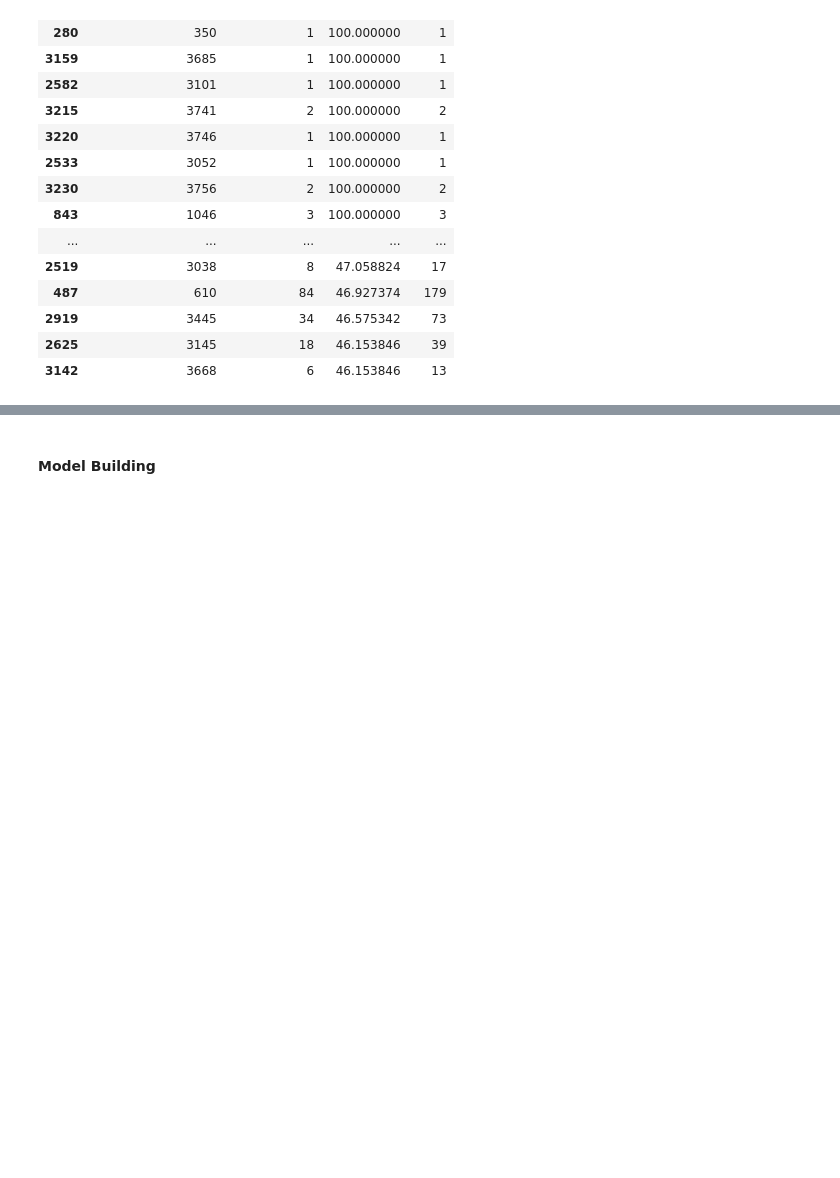
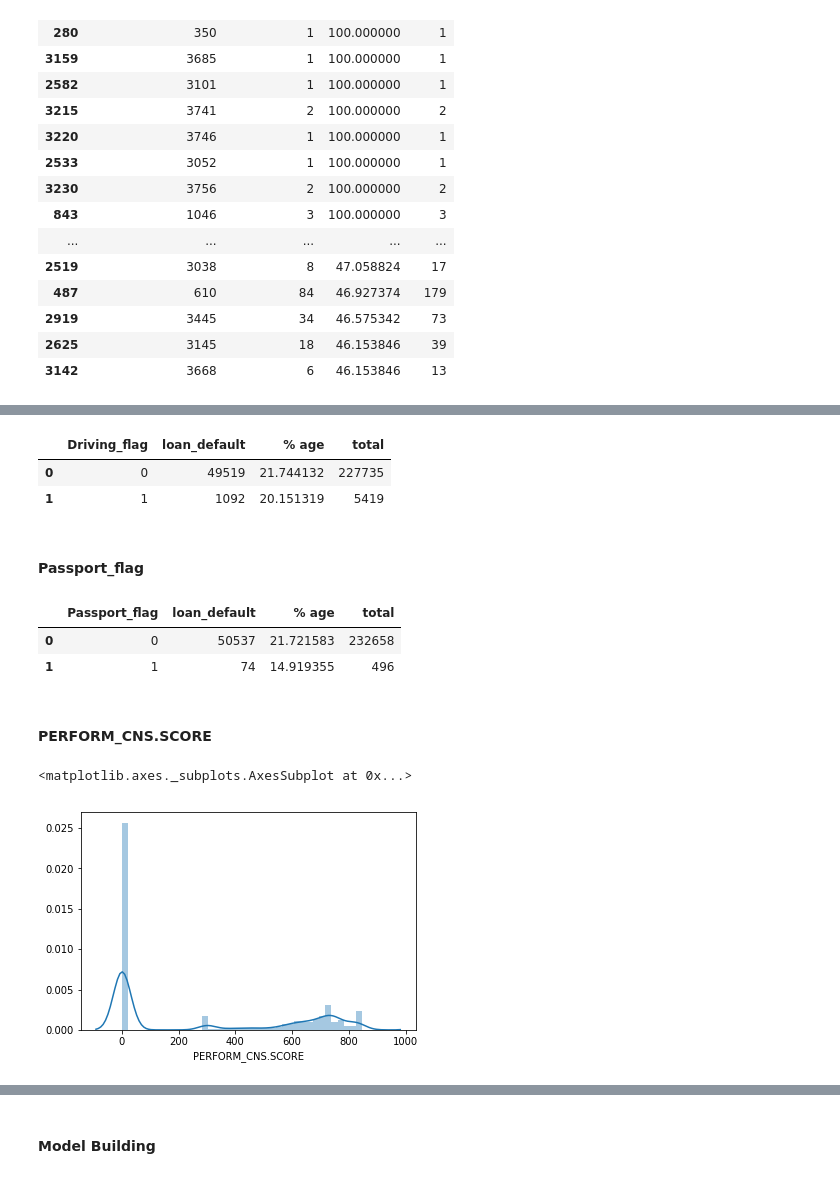
Before and after one commit to patwadeepak/ltfs-finhack, a Jupyter notebook: code.ipynb, the cells around one changed output, grey strips where cells are left out. Drawn from its saved outputs; the diff is of its cells as text; code cells hidden in the pictures; blank space fills up the shorter version.

```diff
--- a/code.ipynb
+++ b/code.ipynb
@@ -275,0 +331,8 @@ empcode.sort_values(by='% age', ascending=False).head(100)
+# %%
+drive.sort_values(by='% age', ascending=False)
+# %% [output]
+|  | Driving_flag | loan_default | % age | total |
+| 0 | 0 | 49519 | 21.744132 | 227735 |
+| 1 | 1 | 1092 | 20.151319 | 5419 |
+# %% [markdown]
+#### Passport_flag
@@ -275,0 +341,13 @@ empcode.sort_values(by='% age', ascending=False).head(100)
+# %%
+passprt.sort_values(by='% age', ascending=False)
+# %% [output]
+|  | Passport_flag | loan_default | % age | total |
+| 0 | 0 | 50537 | 21.721583 | 232658 |
+| 1 | 1 | 74 | 14.919355 | 496 |
+# %% [markdown]
+#### PERFORM_CNS.SCORE
+# %%
+sns.distplot(df_train['PERFORM_CNS.SCORE'])
+# %% [output]
+<matplotlib.axes._subplots.AxesSubplot at 0x...>
+[figure, added]
```
Also changed, not shown: parts of 63 cells of this notebook.
